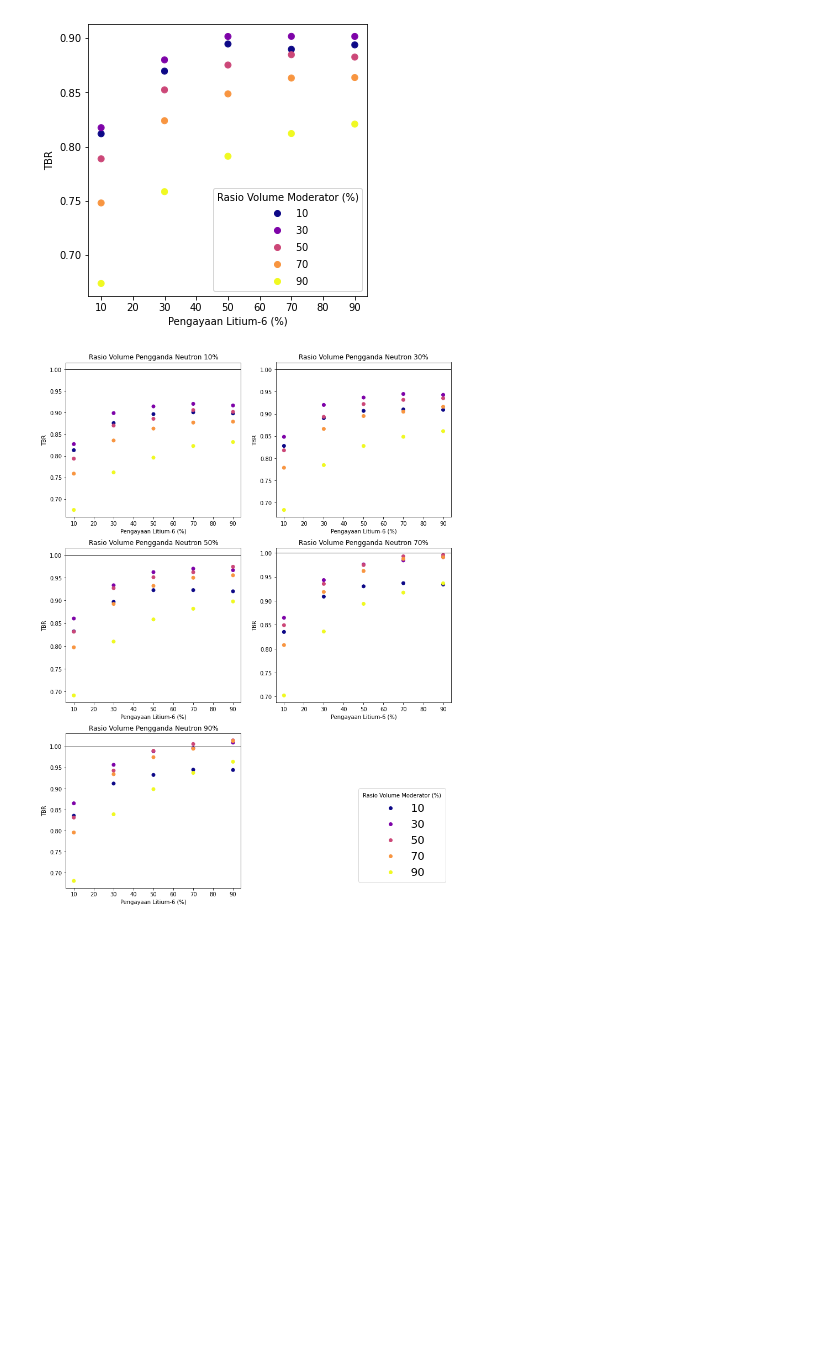
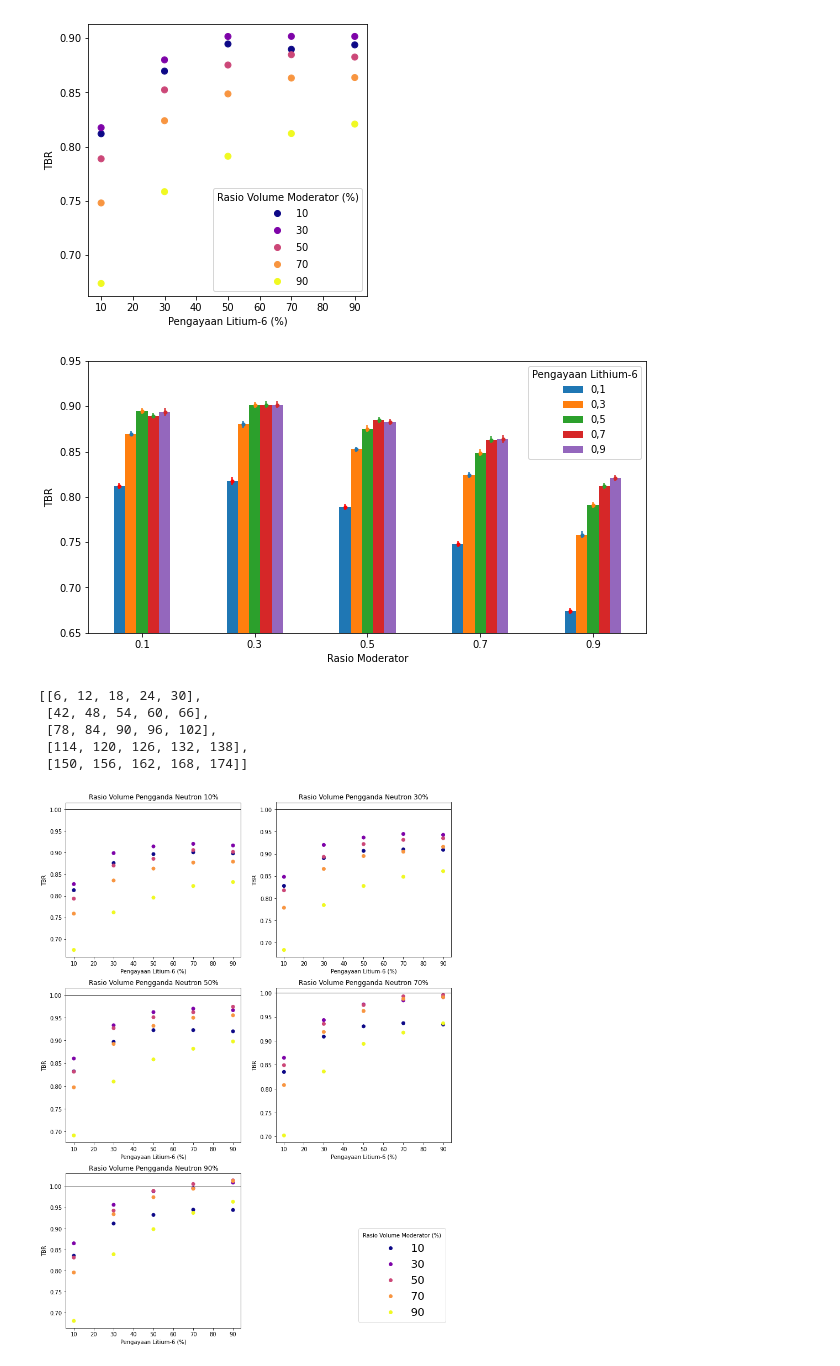
Before and after one commit to husni-zuhdi/husni-undergrad-thesis, a Jupyter notebook: jupyter-notebooks/2-data-analysis/2_Data_Analysis-combined.ipynb, the cells around one changed output. Saved outputs shown, nothing was run; the diff lists cells and outputs as text; code cells hidden in the pictures; blank space fills up the shorter version.

```diff
--- a/jupyter-notebooks/2-data-analysis/2_Data_Analysis-combined.ipynb
+++ b/jupyter-notebooks/2-data-analysis/2_Data_Analysis-combined.ipynb
@@ -137,6 +163,44 @@ legend = plt.legend(*scatter.legend_elements(), loc="lower right", title="Rasio
 # plt.savefig('df_second.png')
 # %% [output]
 [figure]
+# %%
+plt.subplots(1, 1, figsize=(10, 5))
+X = unique(np.asarray(df_second.Moderator_ratio))
+
+dfSecLi = []
+Li = []
+errLi = []
+for i in [1, 3, 5, 7, 9]:
+    dfSecLi.append(list(df_second.loc[(df["Li6_enrichment"] == (round(float(i) * 0.1, 2)))].index))
+    Li.append(list(df_second['Tbr_OpenMC'][dfSecLi[-1]].values))
+    errLi.append(list(df_second['Stddev'][dfSecLi[-1]].values))
+
+X_axis = np.arange(len(X))
+
+for i in range(5):
+    if i == 0:
+        plt.bar(X_axis - 0.2, Li[i], 0.1, label = '0,1')
+        plt.errorbar(X_axis - 0.2, Li[i], yerr = errLi[i], fmt=".", c="r")
+    else :
+        plt.bar(X_axis - 0.2 + (0.1 * i), Li[i], 0.1, label = f'0,{(i*2)+1}')
+        plt.errorbar(X_axis - 0.2 + (0.1 * i), Li[i], yerr = errLi[i], fmt=".")
+
+plt.xticks(X_axis, X)
+plt.xlabel("Rasio Moderator")
+plt.ylabel("TBR")
+plt.legend(loc="upper right", title="Pengayaan Lithium-6")
+plt.ylim([0.65, 0.95])
+plt.show()
+# %% [output]
+[figure, added]
+# %%
+dfSecLi
+# %% [output]
+[[6, 12, 18, 24, 30],
+ [42, 48, 54, 60, 66],
+ [78, 84, 90, 96, 102],
+ [114, 120, 126, 132, 138],
+ [150, 156, 162, 168, 174]]
 # %%
 # Build an dataframe for blanket design with moderator and neutron multiplier
 df_third = df.loc[(df["Neutron_multiplier"] != 0.0) & (df["Moderator_ratio"] != 0.0)]
```
Also changed, not shown: parts of 4 cells of this notebook, 6 other files.
